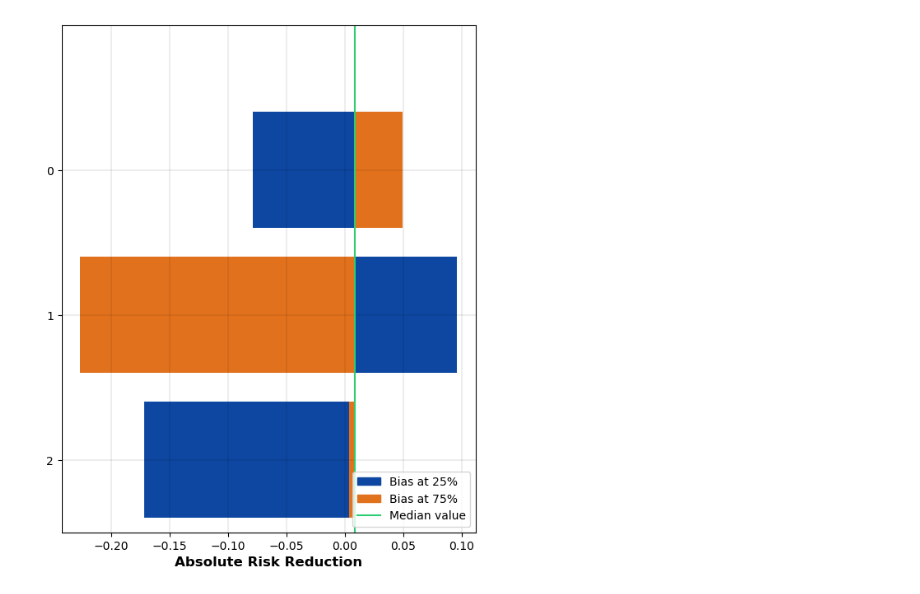
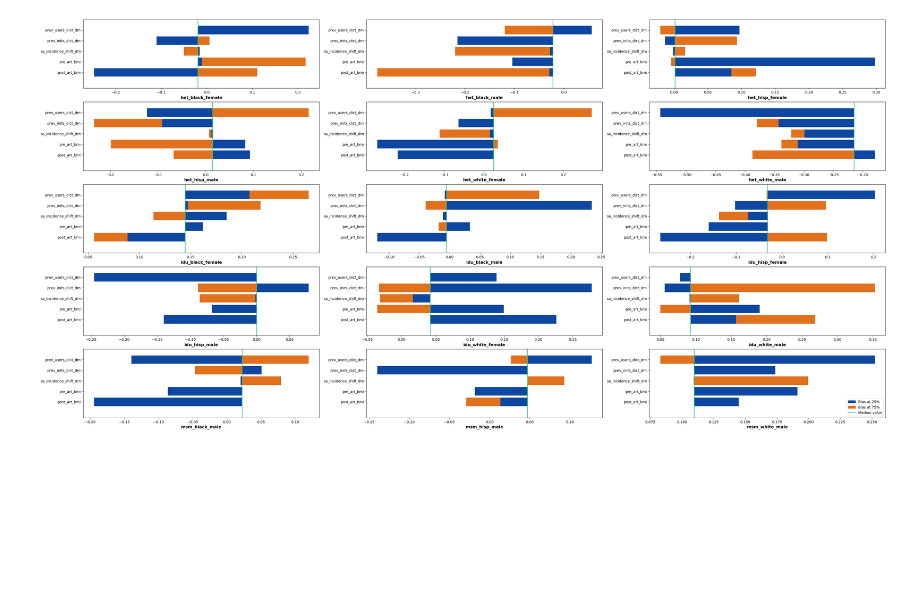
Before and after one commit to PearlHivModelingTeam/pearlModel, a Jupyter notebook: scripts/sa_notebook.ipynb, the cells around one changed output. Cells and saved outputs as stored; diff of their text form; code cells hidden in the pictures; blank space fills up the shorter version.

Commit message:
bmi sa plotting working

```diff
--- a/scripts/sa_notebook.ipynb
+++ b/scripts/sa_notebook.ipynb
@@ -48,0 +52,2 @@ np.float64(0.008476826918683924)
+# %%
+baseline_risk_df = risk_df.groupby('group').median().reset_index()
@@ -49,12 +73,14 @@ np.float64(0.008476826918683924)
 # %%
-def calc_tornado_vals(baseline_risk_df, variable_risk_df, param_df, col_name, num_samples=10):
+def calc_tornado_vals(baseline_risk_df, variable_risk_df, param_df_baseline, param_df_variable, col_name, num_samples=10):
 
-    sub_param = param_df[['replication', 'group', col_name]]
-    baseline_merged = sub_param.merge(baseline_risk_df, on=['replication', 'group'], how='left').fillna(0)
-    variable_merged = sub_param.merge(variable_risk_df, on=['replication', 'group'], how='left').fillna(0)
+    sub_param_baseline = param_df_baseline[['replication', 'group', col_name]]
+    sub_param_variable = param_df_variable[['replication', 'group', col_name]]
 
-    quantile_val_baseline = baseline_merged.groupby('group')[col_name].quantile([0.25, 0.5, 0.75]).unstack().reset_index()
-    quantile_val_variable = variable_merged.groupby('group')[col_name].quantile([0.25, 0.5, 0.75]).unstack().reset_index()
+    baseline_merged = sub_param_baseline.merge(baseline_risk_df, on=['replication', 'group'], how='left').fillna(0)
+    variable_merged = sub_param_variable.merge(variable_risk_df, on=['replication', 'group'], how='left').fillna(0)
+
+    quantile_val_baseline = baseline_merged.groupby('group')[col_name].quantile([0.25, 0.75]).unstack().reset_index()
+    quantile_val_variable = variable_merged.groupby('group')[col_name].quantile([0.25, 0.75]).unstack().reset_index()
 
     tornado_df = []
     for group in quantile_val_baseline['group'].unique():
@@ -82,11 +108,11 @@ def calc_tornado_vals(baseline_risk_df, variable_risk_df, param_df, col_name, nu
     tornado_df = pd.DataFrame(tornado_df)
     return tornado_df
 # %%
-target_columns = ['prev_users_dict_dm', 'prev_inits_dict_dm', 'sa_incidence_shift_dm']
+target_columns = ['prev_users_dict_dm', 'prev_inits_dict_dm', 'sa_incidence_shift_dm', 'pre_art_bmi', 'post_art_bmi']
 # %%
 tornado_vals = []
 for col in target_columns:
-    tornado_vals.append(calc_tornado_vals(bmi_int_eligible_risk_baseline, bmi_int_eligible_risk_variable, param_df, col))
+    tornado_vals.append(calc_tornado_vals(bmi_int_eligible_risk_baseline, bmi_int_eligible_risk_variable, param_df_baseline, param_df_variable, col))
 tornado_vals = pd.concat(tornado_vals).reset_index(drop=True)
 # %%
 tornado_vals
@@ -120,39 +133,46 @@ het_black
 # %%
-# Data to be visualized
-value_25 = het_black.iloc[:,2].values
-value_75 = het_black.iloc[:,3].values
-base = baseline_risk_difference
+fig, axs = plt.subplots(5, 3, figsize=(40, 20))
 
-# plot parameters
-yTick_label = het_black.index
-ys = range(len(yTick_label))[::-1]
-height = 0.8
+plot_groups = np.sort(tornado_vals.group.unique())
 
-# Figure setup
-plt.figure(figsize=(6.5,8))
-color_5 = '#0d47a1'
-color_95 = '#e2711d'
-color_line = '#2ECC71'
+for i, group in enumerate(plot_groups):
 
-# Draw bars for 25%
-for y, value in zip(ys, value_25):
-    plt.broken_barh([(base, value)], (y - height/2,height), facecolors=[color_5,color_5])
+    group_vals = tornado_vals[tornado_vals['group']==group].reset_index(drop=True)
+    ax = axs.flatten()[i]
 
-# Draw bars for 75%
-for y, value2 in zip(ys, value_75):
-    plt.broken_barh([(base, value2)], (y - height/2, height),facecolors=[color_95,color_95])
+    # plot parameters
+    yTick_label = group_vals['variable']
+    ys = range(len(yTick_label))[::-1]
+    height = 0.8
 
-# Add vertical line for median value
-plt.axvline(base, color=color_line, linewidth=1.5, label='Median value')
+    color_5 = '#0d47a1'
+    color_95 = '#e2711d'
+    color_line = '#2ECC71'
 
-# Modify the graph
-plt.ylim([-0.5, 3])
-plt.yticks(ys, yTick_label)
-plt.grid(linewidth=0.1, color='black')
-plt.xlabel('Absolute Risk Reduction', fontsize=12, fontweight='bold')
+    # Data to be visualized
+    value_25 = group_vals.iloc[:,2].values
+    value_75 = group_vals.iloc[:,3].values
+    base = baseline_risk_df[baseline_risk_df['group']==group]['risk'].values[0]
 
-# Add legend
-handles = [Patch(color=color_5, label='Bias at 25%'), Patch(color=color_95, label='Bias at 75%'),
-           Line2D([0], [0], color=color_line, linewidth=1.5, label='Median value')]
-plt.legend(handles=handles, loc='lower right')
+    # Draw bars for 75%
+    for y, value2 in zip(ys, value_75):
+        ax.broken_barh([(base, value2)], (y - height/2, height),facecolors=[color_95,color_95])
+
+    # Draw bars for 25%
+    for y, value in zip(ys, value_25):
+        ax.broken_barh([(base, value)], (y - height/2,height), facecolors=[color_5,color_5])
+
+    # Add vertical line for median value
+    ax.axvline(base, color=color_line, linewidth=1.5, label='Median value')
+
+    # Modify the graph
+    ax.set_ylim([-1.5, 5])
+    ax.set_yticks(ys)
+    ax.set_yticklabels(yTick_label)
+    ax.set_xlabel(group, fontsize=12, fontweight='bold')
+
+    # Add legend
+    handles = [Patch(color=color_5, label='Bias at 25%'), Patch(color=color_95, label='Bias at 75%'),
+            Line2D([0], [0], color=color_line, linewidth=1.5, label='Median value')]
+    plt.legend(handles=handles, loc='lower right')
 # %% [output]
@@ -160 +179 @@ plt.legend(handles=handles, loc='lower right')
-[figure, old version]
+[figure, new version]
```
Also changed, not shown: parts of 13 cells of this notebook, 10 other files.
